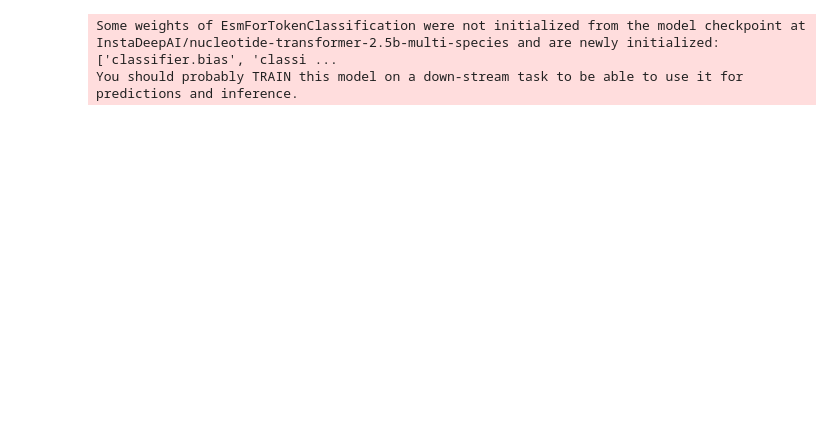
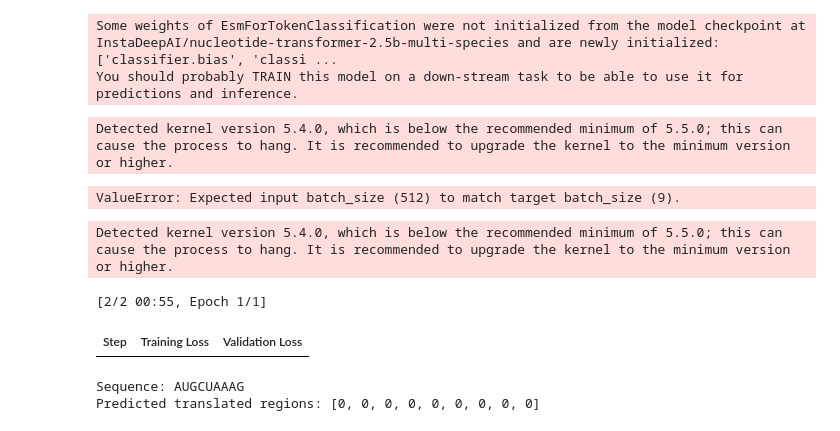
Before and after one commit to JackCurragh/TranslonFormer, a Jupyter notebook: notebooks/TranslonFormer.ipynb, the cells around one changed output. Drawn from its saved outputs; the diff is of its cells as text; code cells hidden in the pictures; blank space fills up the shorter version.

```diff
--- a/notebooks/TranslonFormer.ipynb
+++ b/notebooks/TranslonFormer.ipynb
@@ -83,7 +83,7 @@ training_args = TrainingArguments(
     num_train_epochs=1,
     per_device_train_batch_size=1,
     per_device_eval_batch_size=1,
-    warmup_steps=500,
+    warmup_steps=1,
     weight_decay=0.01,
     logging_dir="./logs",
 )
@@ -99,6 +99,81 @@ trainer.train()
 
 # Save the fine-tuned model
 model.save_pretrained("./fine_tuned_rna_region_model")
+# %% [output]
+Detected kernel version 5.4.0, which is below the recommended minimum of 5.5.0; this can cause the process to hang. It is recommended to upgrade the kernel to the minimum version or higher.
+ValueError: Expected input batch_size (512) to match target batch_size (9).
+# %%
+class RNADataset(torch.utils.data.Dataset):
+    def __init__(self, sequences, labels, tokenizer):
+        self.sequences = sequences
+        self.labels = labels
+        self.tokenizer = tokenizer
+
+    def __len__(self):
+        return len(self.sequences)
+
+    def __getitem__(self, idx):
+        seq = self.sequences[idx]
+        label = self.labels[idx]
+
+        # Tokenize the sequence
+        encoding = self.tokenizer(seq,
+                                  truncation=True,
+                                  padding='max_length',
+                                  max_length=len(seq),  # Use sequence length as max_length
+                                  return_tensors='pt')
+
+        # Remove the batch dimension added by the tokenizer
+        input_ids = encoding['input_ids'].squeeze(0)
+        attention_mask = encoding['attention_mask'].squeeze(0)
+
+        # Convert labels to tensor
+        labels_tensor = torch.tensor(label)
+
+        return {
+            'input_ids': input_ids,
+            'attention_mask': attention_mask,
+            'labels': labels_tensor
+        }
+
+# Load and preprocess your data
+train_sequences = ["AUGCUAAAG", "GCAUAAAGCU"]
+train_labels = [[1,1,1,0,0,0,1,1,1], [0,0,0,1,1,1,0,0,0,0]]
+train_dataset = RNADataset(train_sequences, train_labels, tokenizer)
+
+# Set up training arguments
+training_args = TrainingArguments(
+    output_dir="./results",
+    num_train_epochs=1,
+    per_device_train_batch_size=1,
+    per_device_eval_batch_size=1,
+    warmup_steps=1,
+    weight_decay=0.01,
+    logging_dir="./logs",
+    logging_steps=1,
+    save_steps=5,
+    evaluation_strategy="steps",
+    eval_steps=5,
+    load_best_model_at_end=True,
+)
+
+# Create Trainer and fine-tune the model
+trainer = Trainer(
+    model=model,
+    args=training_args,
+    train_dataset=train_dataset,
+)
+
+trainer.train()
+
+# Save the fine-tuned model
+model.save_pretrained("./fine_tuned_rna_region_model")
+# %% [output]
+Detected kernel version 5.4.0, which is below the recommended minimum of 5.5.0; this can cause the process to hang. It is recommended to upgrade the kernel to the minimum version or higher.
+[2/2 00:55, Epoch 1/1]
+| Step | Training Loss | Validation Loss |
+Sequence: AUGCUAAAG
+Predicted translated regions: [0, 0, 0, 0, 0, 0, 0, 0, 0]
 # %%
 # Function to predict translated regions
 def predict_translated_regions(sequence):
```
Also changed, not shown: parts of 3 cells of this notebook, 3 other files.
